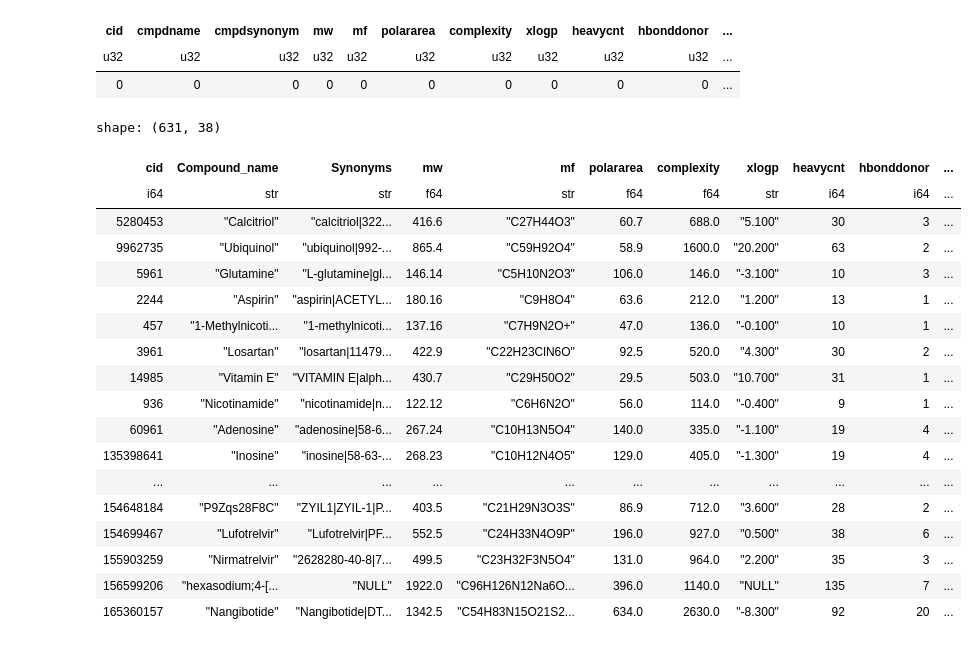
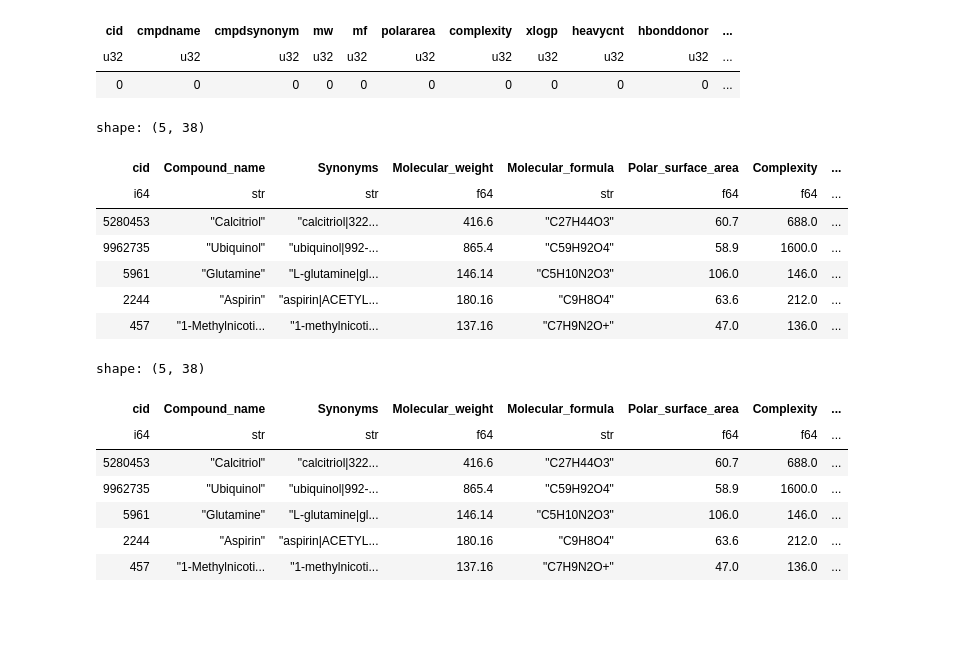
Before and after one commit to jhylin/Data_in_life_blog, a Jupyter notebook: posts/13_Shiny_app_python/PubChem_Cov19_clinical_trials copy.ipynb, the cells around one changed output. Cells and saved outputs as stored; diff of their text form; code cells hidden in the pictures; blank space fills up the shorter version.

Commit message:
Data wrangling in progress

```diff
--- a/posts/13_Shiny_app_python/PubChem_Cov19_clinical_trials copy.ipynb
+++ b/posts/13_Shiny_app_python/PubChem_Cov19_clinical_trials copy.ipynb
@@ -25,12 +28,10 @@ shape: (1, 38)
 | u32 | u32 | u32 | u32 | u32 | u32 | u32 | u32 | u32 | u32 | ... |
 | 0 | 0 | 0 | 0 | 0 | 0 | 0 | 0 | 0 | 0 | ... |
 # %%
-# Check column definitions and annotations in rows
+# Change column names
+# Adding column definitions derived from PubChem
 
-# Change column names
-#df.rename({"foo": "apple"})
-
-pc.rename(
+pc_cov = pc.rename(
     {
         "cmpdname": "Compound_name",
         "cmpdsynonym": "Synonyms",
@@ -65,68 +66,62 @@ pc.rename(
         # Sum of the masses of atoms in a molecule
         # using unbound, ground-state, rest mass of principal (most abundant) isotope
         # for each element instead of isotopic average mass
         "monoisotopicmass": "Monoisotopic_mass",
         # The difference between the number of valence electrons of each atom
         # and the number of electrons the atom is associated with
         # Assumes any shared electrons are equally shared between the two bonded atoms
         "charge": "Formal_charge",
         # Covalently-bonded unit count - a group of atoms connected by covalent bonds,
         # ignoring other bond types (or a single atom without covalent bonds)
         # Number of such units in the compound
         "covalentunitcnt": "Cov-bonded_unit_count",
         # Number of isotopes that are not most abundant for the corresponding chemical elements
         # Isotopes = variants of a chemical element that differ in neutron number
         "isotopeatomcnt": "Isotope_atom_count",
         "totalatomstereocnt": "Total_atom_stereo_count",
         # Atom stereocenter = chiral center = an atom that is attached to 4 different types of atoms
         # or groups of atoms in the tetrahedral arrangement
         # It can either be (R)- or (S)- configurations
         # Some of the compounds e.g. racemic mixtures, have undefined atom stereocenter, where (R/S)-config
         # is not specifically defined.
         # This column is the number of atom stereocenters whose configurations are specifically defined
         "definedatomstereocnt": "Defined_atom_stereo_count",
         # As explained for the Defined_atom_stereo_count, this is the undefined version
         "undefinedatomstereocnt": "Undefined_atoms_stereo_count",
         "totalbondstereocnt": "Total_bond_stereo_count",
-        "definedbondstereocnt":
-
-
-
-
-
-
+        # Bond stereocenter = non-rotatable bond around which two atoms can have different arrangement
+        # e.g. in cis- & -trans forms of butene around its double bond
+        # Some compounds have an undefined bond stereocenter (stereochemistry not specifically defined)
+        # Defined bond stereocenter count is the number of bond stereocenters
+        # whose configurations are specifically defined
+        "definedbondstereocnt": "Defined_bond_stereo_count",
+        # The undefined version as explained above
+        "undefinedbondstereocnt": "Undefined_bond_stereo_count",
+        # Medical subject headings
+        "meshheadings": "MeSH_headings"
     }
 )
 
-
- # 'undefinedbondstereocnt',
- # 'pclidcnt',
- # 'gpidcnt',
- # 'meshheadings',
- # 'annothits',
- # 'annothitcnt',
- # 'aids',
- # 'cidcdate',
- # 'sidsrcname',
- # 'depcatg',
- # 'annotation'
+pc_cov.head()
 # %% [output]
-shape: (631, 38)
+shape: (5, 38)
-| cid | Compound_name | Synonyms | mw | mf | polararea | complexity | xlogp | heavycnt | hbonddonor | ... |
-| i64 | str | str | f64 | str | f64 | f64 | str | i64 | i64 | ... |
-| 5280453 | "Calcitriol" | "calcitriol|322... | 416.6 | "C27H44O3" | 60.7 | 688.0 | "5.100" | 30 | 3 | ... |
-| 9962735 | "Ubiquinol" | "ubiquinol|992-... | 865.4 | "C59H92O4" | 58.9 | 1600.0 | "20.200" | 63 | 2 | ... |
-| 5961 | "Glutamine" | "L-glutamine|gl... | 146.14 | "C5H10N2O3" | 106.0 | 146.0 | "-3.100" | 10 | 3 | ... |
-| 2244 | "Aspirin" | "aspirin|ACETYL... | 180.16 | "C9H8O4" | 63.6 | 212.0 | "1.200" | 13 | 1 | ... |
-| 457 | "1-Methylnicoti... | "1-methylnicoti... | 137.16 | "C7H9N2O+" | 47.0 | 136.0 | "-0.100" | 10 | 1 | ... |
-| 3961 | "Losartan" | "losartan|11479... | 422.9 | "C22H23ClN6O" | 92.5 | 520.0 | "4.300" | 30 | 2 | ... |
-| 14985 | "Vitamin E" | "VITAMIN E|alph... | 430.7 | "C29H50O2" | 29.5 | 503.0 | "10.700" | 31 | 1 | ... |
-| 936 | "Nicotinamide" | "nicotinamide|n... | 122.12 | "C6H6N2O" | 56.0 | 114.0 | "-0.400" | 9 | 1 | ... |
-| 60961 | "Adenosine" | "adenosine|58-6... | 267.24 | "C10H13N5O4" | 140.0 | 335.0 | "-1.100" | 19 | 4 | ... |
-| 135398641 | "Inosine" | "inosine|58-63-... | 268.23 | "C10H12N4O5" | 129.0 | 405.0 | "-1.300" | 19 | 4 | ... |
-| ... | ... | ... | ... | ... | ... | ... | ... | ... | ... | ... |
-| 154648184 | "P9Zqs28F8C" | "ZYIL1|ZYIL-1|P... | 403.5 | "C21H29N3O3S" | 86.9 | 712.0 | "3.600" | 28 | 2 | ... |
-| 154699467 | "Lufotrelvir" | "Lufotrelvir|PF... | 552.5 | "C24H33N4O9P" | 196.0 | 927.0 | "0.500" | 38 | 6 | ... |
-| 155903259 | "Nirmatrelvir" | "2628280-40-8|7... | 499.5 | "C23H32F3N5O4" | 131.0 | 964.0 | "2.200" | 35 | 3 | ... |
-| 156599206 | "hexasodium;4-[... | "NULL" | 1922.0 | "C96H126N12Na6O... | 396.0 | 1140.0 | "NULL" | 135 | 7 | ... |
-| 165360157 | "Nangibotide" | "Nangibotide|DT... | 1342.5 | "C54H83N15O21S2... | 634.0 | 2630.0 | "-8.300" | 92 | 20 | ... |
+| cid | Compound_name | Synonyms | Molecular_weight | Molecular_formula | Polar_surface_area | Complexity | ... |
+| i64 | str | str | f64 | str | f64 | f64 | ... |
+| 5280453 | "Calcitriol" | "calcitriol|322... | 416.6 | "C27H44O3" | 60.7 | 688.0 | ... |
+| 9962735 | "Ubiquinol" | "ubiquinol|992-... | 865.4 | "C59H92O4" | 58.9 | 1600.0 | ... |
+| 5961 | "Glutamine" | "L-glutamine|gl... | 146.14 | "C5H10N2O3" | 106.0 | 146.0 | ... |
+| 2244 | "Aspirin" | "aspirin|ACETYL... | 180.16 | "C9H8O4" | 63.6 | 212.0 | ... |
+| 457 | "1-Methylnicoti... | "1-methylnicoti... | 137.16 | "C7H9N2O+" | 47.0 | 136.0 | ... |
+# %%
+# Convert data type - only for xlogp or Partition_coef
+pc_cov = pc_cov.with_column((pl.col("Partition_coef")).cast(pl.Float64, strict = False))
+pc_cov.head()
+# %% [output]
+shape: (5, 38)
+| cid | Compound_name | Synonyms | Molecular_weight | Molecular_formula | Polar_surface_area | Complexity | ... |
+| i64 | str | str | f64 | str | f64 | f64 | ... |
+| 5280453 | "Calcitriol" | "calcitriol|322... | 416.6 | "C27H44O3" | 60.7 | 688.0 | ... |
+| 9962735 | "Ubiquinol" | "ubiquinol|992-... | 865.4 | "C59H92O4" | 58.9 | 1600.0 | ... |
+| 5961 | "Glutamine" | "L-glutamine|gl... | 146.14 | "C5H10N2O3" | 106.0 | 146.0 | ... |
+| 2244 | "Aspirin" | "aspirin|ACETYL... | 180.16 | "C9H8O4" | 63.6 | 212.0 | ... |
+| 457 | "1-Methylnicoti... | "1-methylnicoti... | 137.16 | "C7H9N2O+" | 47.0 | 136.0 | ... |
```
Also changed, not shown: parts of 3 cells of this notebook.
